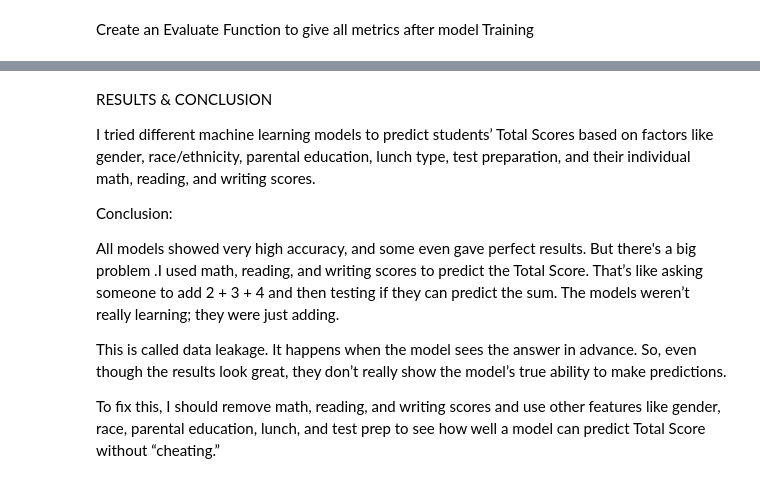
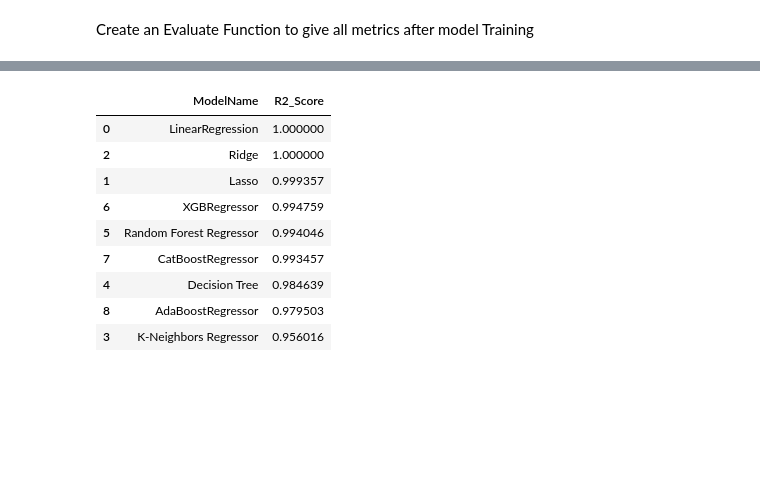
Before and after one commit to Meshack-millan/Data-Analysis-Student-Performance-Analysis, a Jupyter notebook: model_trainer.ipynb, the cells around one changed output, grey strips where cells are left out. Drawn from its saved outputs; the diff is of its cells as text; code cells hidden in the pictures; blank space fills up the shorter version.

```diff
--- a/model_trainer.ipynb
+++ b/model_trainer.ipynb
@@ -175,13 +175,13 @@ Model performance for Test set
-# %% [markdown]
-RESULTS & CONCLUSION
-
-I tried different machine learning models to predict students’ Total Scores based on factors like gender, race/ethnicity, parental education, lunch type, test preparation, and their individual math, reading, and writing scores.
-
-
- Conclusion:
-
-All models showed very high accuracy, and some even gave perfect results. But there's a big problem .I used math, reading, and writing scores to predict the Total Score. That’s like asking someone to add 2 + 3 + 4 and then testing if they can predict the sum. The models weren’t really learning; they were just adding.
-
-This is called data leakage. It happens when the model sees the answer in advance. So, even though the results look great, they don’t really show the model’s true ability to make predictions.
-
-To fix this, I should remove math, reading, and writing scores and use other features like gender, race, parental education, lunch, and test prep to see how well a model can predict Total Score without “cheating.”
+# %%
+pd.DataFrame(list(zip(model_list,r2_list)),columns=['ModelName','R2_Score']).sort_values(by=["R2_Score"],ascending=False)
+# %% [output]
+|  | ModelName | R2_Score |
+| 0 | LinearRegression | 1.000000 |
+| 2 | Ridge | 1.000000 |
+| 1 | Lasso | 0.999357 |
+| 6 | XGBRegressor | 0.994759 |
+| 5 | Random Forest Regressor | 0.994046 |
+| 7 | CatBoostRegressor | 0.993457 |
+| 4 | Decision Tree | 0.984639 |
+| 8 | AdaBoostRegressor | 0.979503 |
+| 3 | K-Neighbors Regressor | 0.956016 |
```
Also changed, not shown: parts of 3 cells of this notebook.
